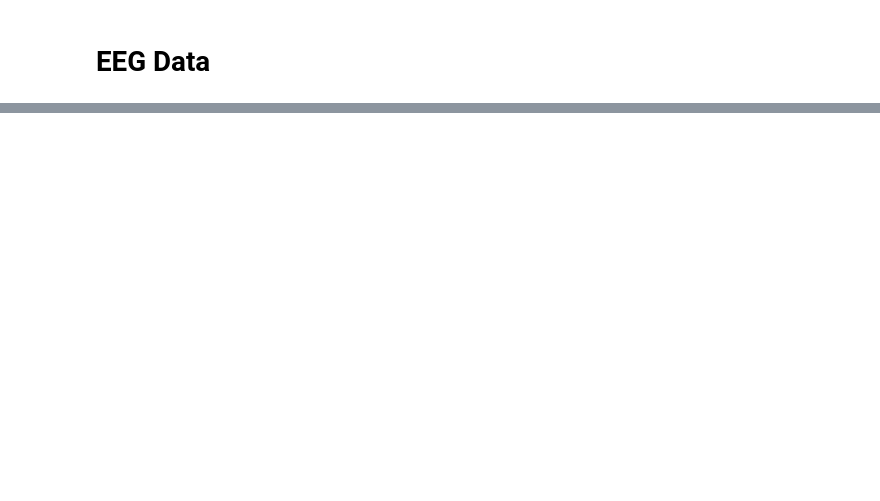
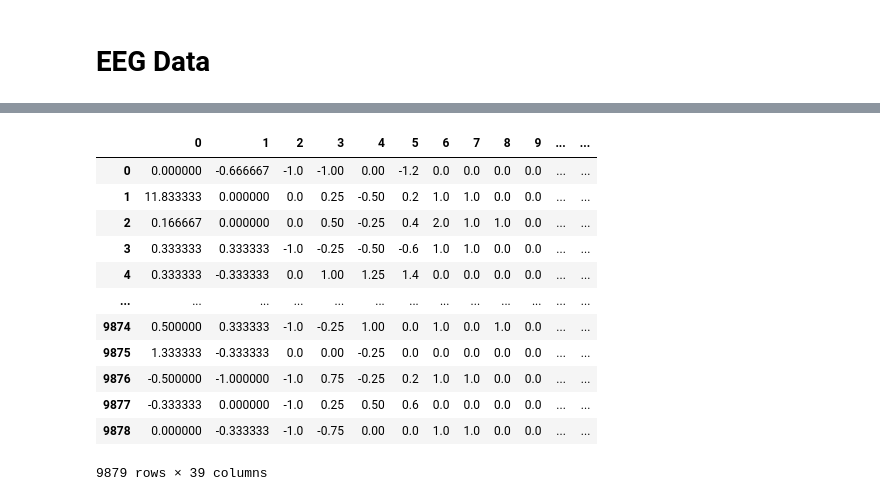
Before and after one commit to jshethbright/ML-Algorithms-Analysis, a Jupyter notebook: Test Notebook.ipynb, the cells around one changed output, grey strips where cells are left out. Drawn from its saved outputs; the diff is of its cells as text; code cells hidden in the pictures; blank space fills up the shorter version.

```diff
--- a/Test Notebook.ipynb
+++ b/Test Notebook.ipynb
@@ -204,0 +392,10 @@ opt_auc_clf = RandomForestClassifier(n_estimators = opt_auc_inf.n_estimators,
+# %%
+df = pd.read_csv('data/league/high_diamond_ranked_10min.csv')
+df = df.drop(columns = 'gameId')
+
+df = df.sample(frac = 1).reset_index(drop = True)
+
+X = df.iloc[:, 1:]
+y = df.iloc[:, 0]
+
+df
@@ -204,0 +416,21 @@ opt_auc_clf = RandomForestClassifier(n_estimators = opt_auc_inf.n_estimators,
+# %%
+scaler = RobustScaler().fit(X)
+X = pd.DataFrame(scaler.transform(X))
+scaled_df = X
+scaled_df['y'] = y
+# %%
+scaled_df
+# %% [output]
+|  | 0 | 1 | 2 | 3 | 4 | 5 | 6 | 7 | 8 | 9 | ... | ... |
+| 0 | 0.000000 | -0.666667 | -1.0 | -1.00 | 0.00 | -1.2 | 0.0 | 0.0 | 0.0 | 0.0 | ... | ... |
+| 1 | 11.833333 | 0.000000 | 0.0 | 0.25 | -0.50 | 0.2 | 1.0 | 1.0 | 0.0 | 0.0 | ... | ... |
+| 2 | 0.166667 | 0.000000 | 0.0 | 0.50 | -0.25 | 0.4 | 2.0 | 1.0 | 1.0 | 0.0 | ... | ... |
+| 3 | 0.333333 | 0.333333 | -1.0 | -0.25 | -0.50 | -0.6 | 1.0 | 1.0 | 0.0 | 0.0 | ... | ... |
+| 4 | 0.333333 | -0.333333 | 0.0 | 1.00 | 1.25 | 1.4 | 0.0 | 0.0 | 0.0 | 0.0 | ... | ... |
+| ... | ... | ... | ... | ... | ... | ... | ... | ... | ... | ... | ... | ... |
+| 9874 | 0.500000 | 0.333333 | -1.0 | -0.25 | 1.00 | 0.0 | 1.0 | 0.0 | 1.0 | 0.0 | ... | ... |
+| 9875 | 1.333333 | -0.333333 | 0.0 | 0.00 | -0.25 | 0.0 | 0.0 | 0.0 | 0.0 | 0.0 | ... | ... |
+| 9876 | -0.500000 | -1.000000 | -1.0 | 0.75 | -0.25 | 0.2 | 1.0 | 1.0 | 0.0 | 0.0 | ... | ... |
+| 9877 | -0.333333 | 0.000000 | -1.0 | 0.25 | 0.50 | 0.6 | 0.0 | 0.0 | 0.0 | 0.0 | ... | ... |
+| 9878 | 0.000000 | -0.333333 | -1.0 | -0.75 | 0.00 | 0.0 | 1.0 | 1.0 | 0.0 | 0.0 | ... | ... |
+9879 rows × 39 columns
```
Also changed, not shown: parts of 92 cells of this notebook, 12 other files.
